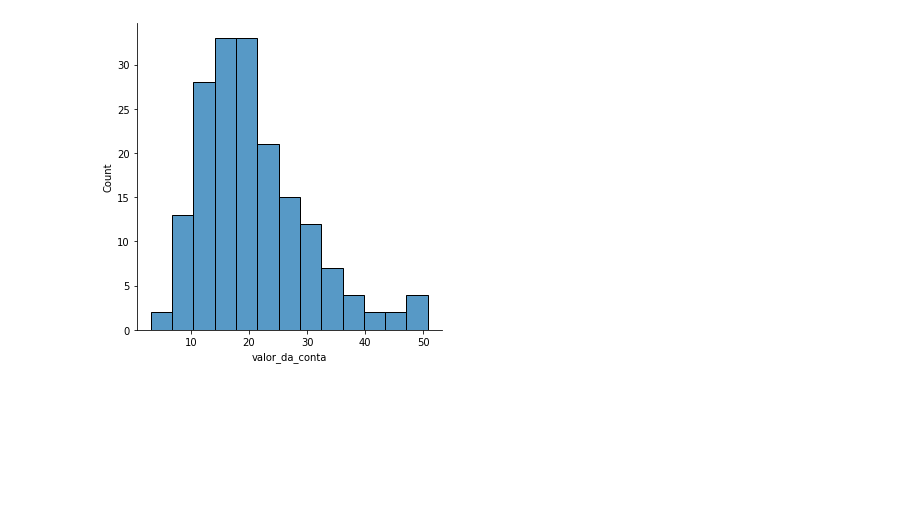
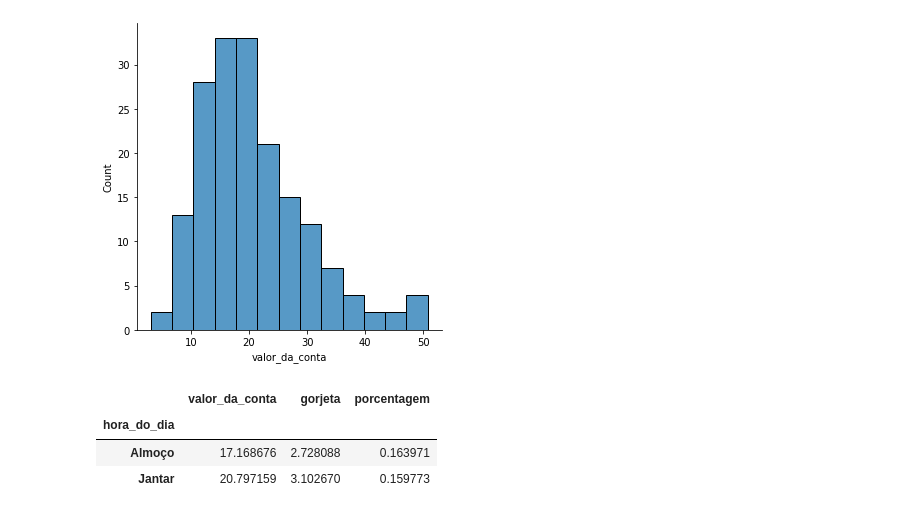
Before and after one commit to erikamarchi/data-visualization-explorando-com-seaborn, a Jupyter notebook: EDA_Gorjetas.ipynb, the cells around one changed output. Saved outputs shown, nothing was run; the diff lists cells and outputs as text; code cells hidden in the pictures; blank space fills up the shorter version.

Commit message:
Realiza teste de hipótese para relação entre a hora do dia e a gorjeta

```diff
--- a/EDA_Gorjetas.ipynb
+++ b/EDA_Gorjetas.ipynb
@@ -411,3 +411,10 @@ jantar = gorjetas.query("hora_do_dia == 'Jantar'").valor_da_conta
 sns.displot(jantar);
 # %% [output]
 [figure]
+# %%
+gorjetas.groupby('hora_do_dia').mean()[['valor_da_conta','gorjeta','porcentagem']]
+# %% [output]
+|  | valor_da_conta | gorjeta | porcentagem |
+| hora_do_dia |  |  |  |
+| Almoço | 17.168676 | 2.728088 | 0.163971 |
+| Jantar | 20.797159 | 3.102670 | 0.159773 |
```
Also changed, not shown: parts of 11 cells of this notebook.
